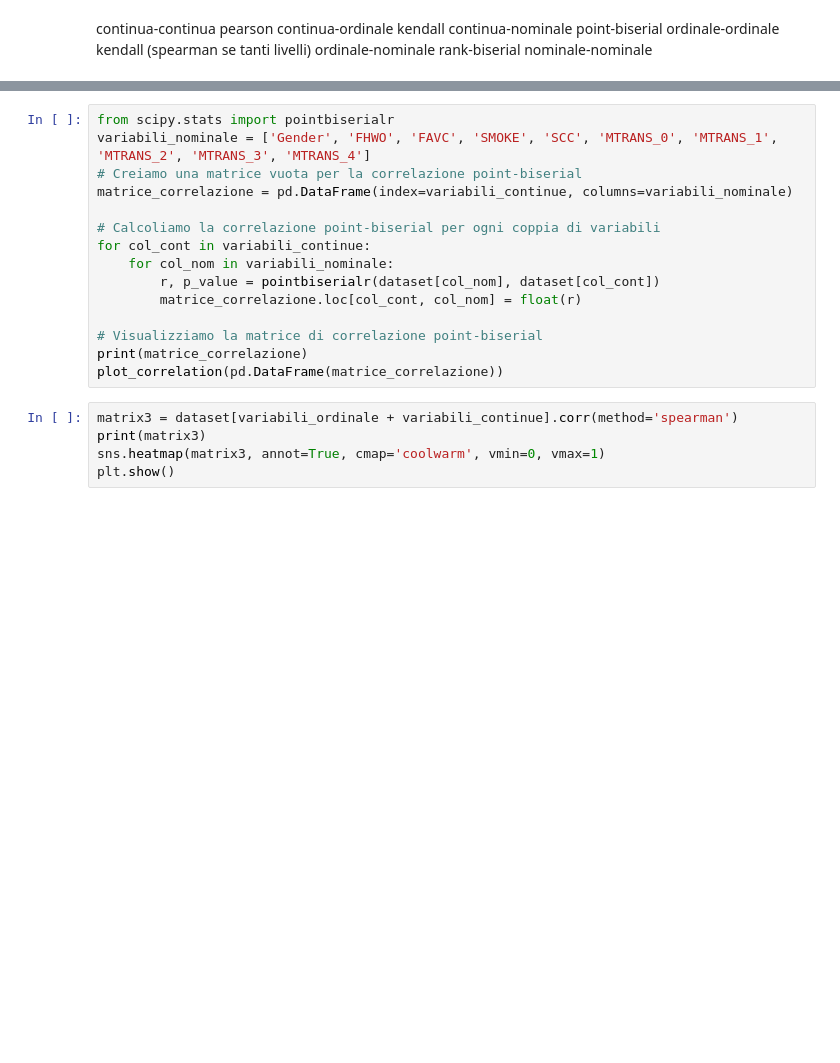
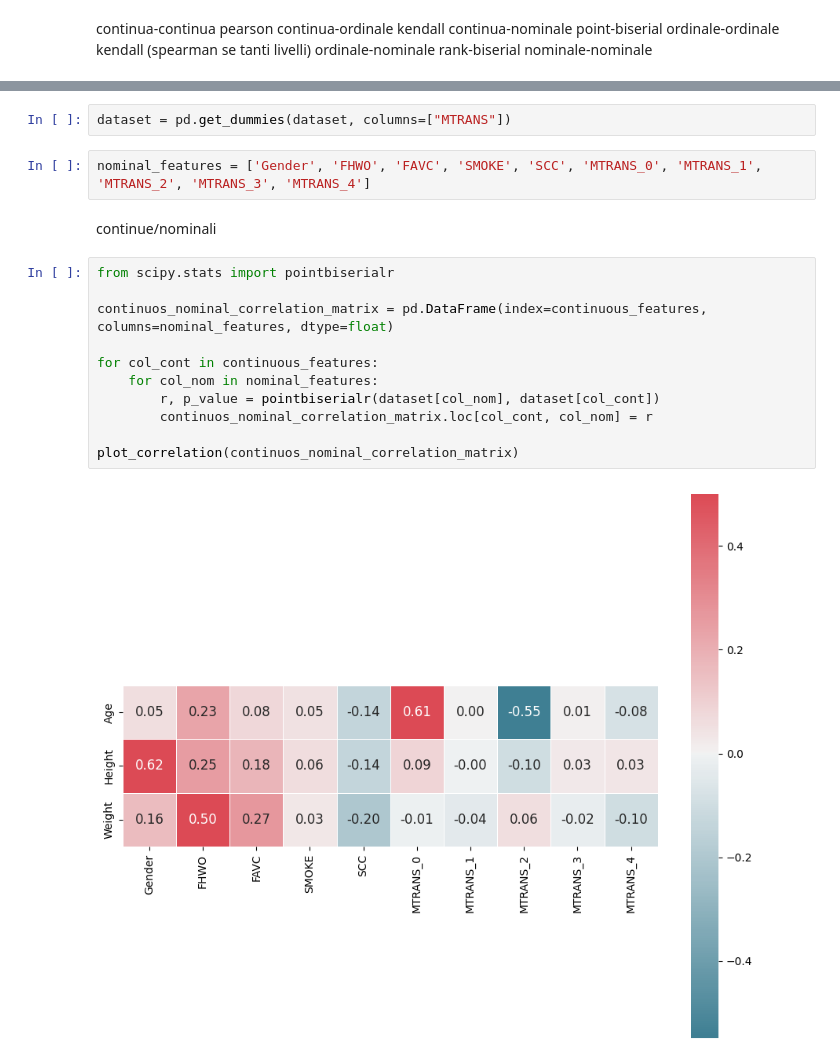
Before and after one commit to LorenzoColletta/DataIntensive, a Jupyter notebook: Data_Intensive_Project.ipynb, the cells around one changed output, grey strips where cells are left out. Drawn from its saved outputs; the diff is of its cells as text; blank space fills up the shorter version.

```diff
--- a/Data_Intensive_Project.ipynb
+++ b/Data_Intensive_Project.ipynb
@@ -524,20 +581,19 @@ dataset
+# %%
+dataset = pd.get_dummies(dataset, columns=["MTRANS"])
+# %%
+nominal_features = ['Gender', 'FHWO', 'FAVC', 'SMOKE', 'SCC', 'MTRANS_0', 'MTRANS_1', 'MTRANS_2', 'MTRANS_3', 'MTRANS_4']
+# %% [markdown]
+continue/nominali
 # %%
 from scipy.stats import pointbiserialr
-variabili_nominale = ['Gender', 'FHWO', 'FAVC', 'SMOKE', 'SCC', 'MTRANS_0', 'MTRANS_1', 'MTRANS_2', 'MTRANS_3', 'MTRANS_4']
-# Creiamo una matrice vuota per la correlazione point-biserial
-matrice_correlazione = pd.DataFrame(index=variabili_continue, columns=variabili_nominale)
 
-# Calcoliamo la correlazione point-biserial per ogni coppia di variabili
-for col_cont in variabili_continue:
-    for col_nom in variabili_nominale:
+continuos_nominal_correlation_matrix = pd.DataFrame(index=continuous_features, columns=nominal_features, dtype=float)
+
+for col_cont in continuous_features:
+    for col_nom in nominal_features:
         r, p_value = pointbiserialr(dataset[col_nom], dataset[col_cont])
-        matrice_correlazione.loc[col_cont, col_nom] = float(r)
+        continuos_nominal_correlation_matrix.loc[col_cont, col_nom] = r
 
-# Visualizziamo la matrice di correlazione point-biserial
-print(matrice_correlazione)
-plot_correlation(pd.DataFrame(matrice_correlazione))
+plot_correlation(continuos_nominal_correlation_matrix)
+# %% [output]
+[figure, added]
-# %%
-matrix3 = dataset[variabili_ordinale + variabili_continue].corr(method='spearman')
-print(matrix3)
-sns.heatmap(matrix3, annot=True, cmap='coolwarm', vmin=0, vmax=1)
-plt.show()
```
Also changed, not shown: parts of 35 cells of this notebook.
